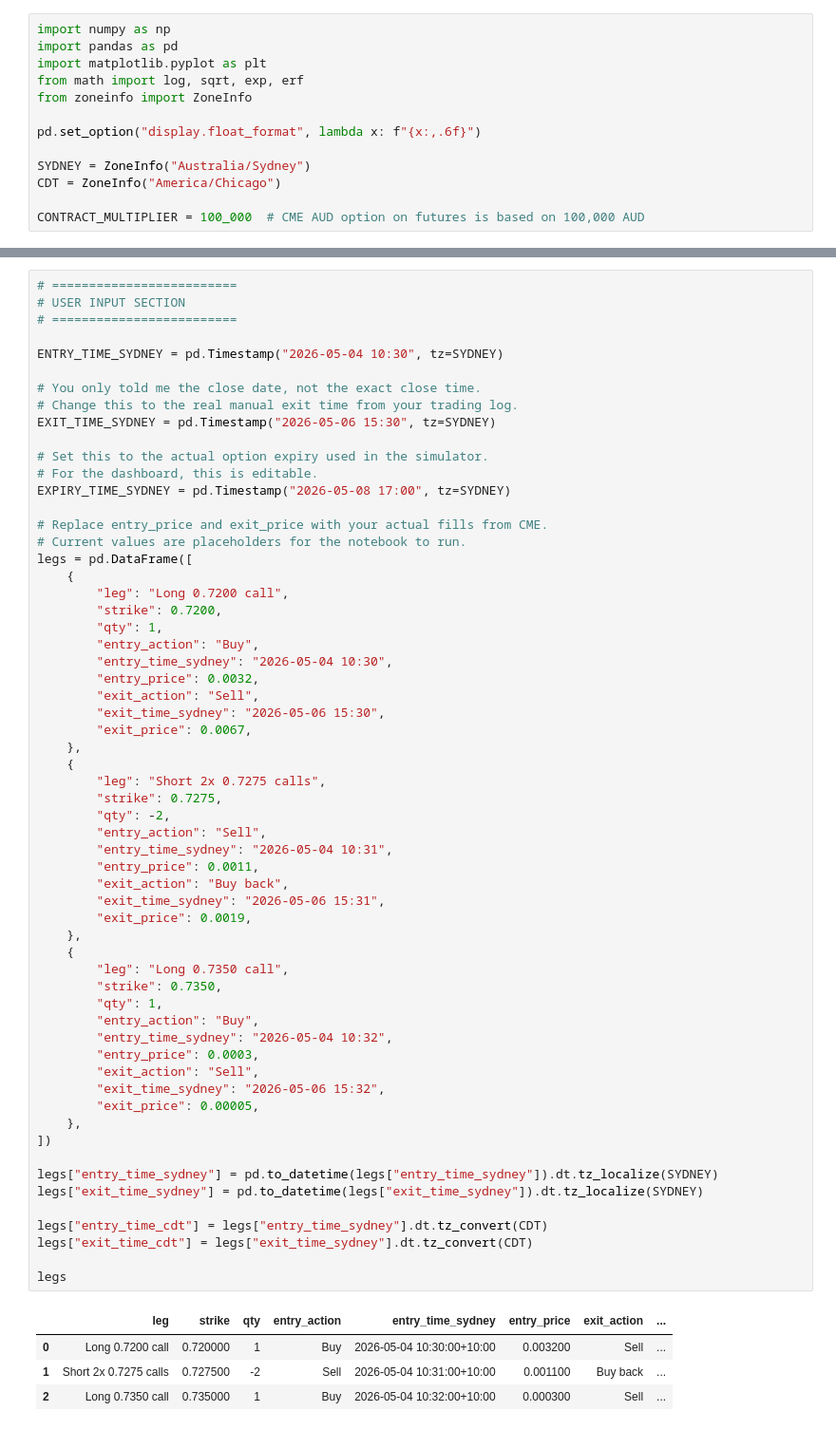
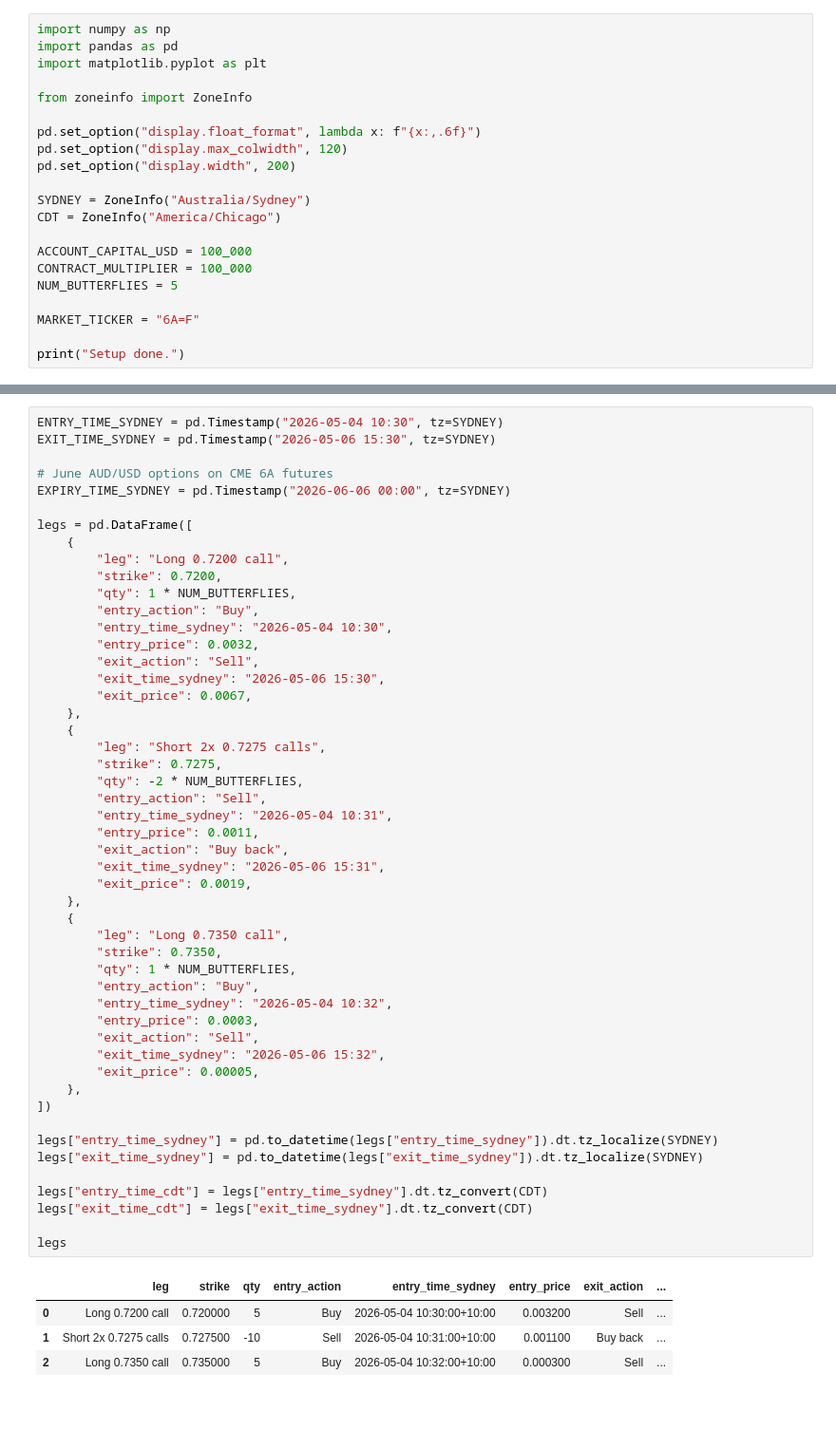
Before and after one commit to marwanferreira/macro-derivatives-lab, a Jupyter notebook: notebooks/test.ipynb, the cells around one changed output, grey strips where cells are left out. Shown at 95% size. Cells and saved outputs as stored; diff of their text form.

```diff
--- a/notebooks/test.ipynb
+++ b/notebooks/test.ipynb
@@ -2,12 +2,20 @@
 import numpy as np
 import pandas as pd
 import matplotlib.pyplot as plt
-from math import log, sqrt, exp, erf
+
 from zoneinfo import ZoneInfo
 
 pd.set_option("display.float_format", lambda x: f"{x:,.6f}")
+pd.set_option("display.max_colwidth", 120)
+pd.set_option("display.width", 200)
 
 SYDNEY = ZoneInfo("Australia/Sydney")
 CDT = ZoneInfo("America/Chicago")
 
-CONTRACT_MULTIPLIER = 100_000  # CME AUD option on futures is based on 100,000 AUD
+ACCOUNT_CAPITAL_USD = 100_000
+CONTRACT_MULTIPLIER = 100_000
+NUM_BUTTERFLIES = 5
+
+MARKET_TICKER = "6A=F"
+
+print("Setup done.")
@@ -14,25 +24,15 @@ CONTRACT_MULTIPLIER = 100_000  # CME AUD option on futures is based on 100,000 A
 # %%
-# =========================
-# USER INPUT SECTION
-# =========================
-
 ENTRY_TIME_SYDNEY = pd.Timestamp("2026-05-04 10:30", tz=SYDNEY)
-
-# You only told me the close date, not the exact close time.
-# Change this to the real manual exit time from your trading log.
 EXIT_TIME_SYDNEY = pd.Timestamp("2026-05-06 15:30", tz=SYDNEY)
 
-# Set this to the actual option expiry used in the simulator.
-# For the dashboard, this is editable.
-EXPIRY_TIME_SYDNEY = pd.Timestamp("2026-05-08 17:00", tz=SYDNEY)
+# June AUD/USD options on CME 6A futures
+EXPIRY_TIME_SYDNEY = pd.Timestamp("2026-06-06 00:00", tz=SYDNEY)
 
-# Replace entry_price and exit_price with your actual fills from CME.
-# Current values are placeholders for the notebook to run.
 legs = pd.DataFrame([
     {
         "leg": "Long 0.7200 call",
         "strike": 0.7200,
-        "qty": 1,
+        "qty": 1 * NUM_BUTTERFLIES,
         "entry_action": "Buy",
         "entry_time_sydney": "2026-05-04 10:30",
         "entry_price": 0.0032,
@@ -43,37 +43,37 @@ legs = pd.DataFrame([
     {
         "leg": "Short 2x 0.7275 calls",
         "strike": 0.7275,
-        "qty": -2,
+        "qty": -2 * NUM_BUTTERFLIES,
         "entry_action": "Sell",
         "entry_time_sydney": "2026-05-04 10:31",
         "entry_price": 0.0011,
         "exit_action": "Buy back",
         "exit_time_sydney": "2026-05-06 15:31",
         "exit_price": 0.0019,
     },
     {
         "leg": "Long 0.7350 call",
         "strike": 0.7350,
-        "qty": 1,
+        "qty": 1 * NUM_BUTTERFLIES,
         "entry_action": "Buy",
         "entry_time_sydney": "2026-05-04 10:32",
         "entry_price": 0.0003,
         "exit_action": "Sell",
         "exit_time_sydney": "2026-05-06 15:32",
         "exit_price": 0.00005,
     },
 ])
 
 legs["entry_time_sydney"] = pd.to_datetime(legs["entry_time_sydney"]).dt.tz_localize(SYDNEY)
 legs["exit_time_sydney"] = pd.to_datetime(legs["exit_time_sydney"]).dt.tz_localize(SYDNEY)
 
 legs["entry_time_cdt"] = legs["entry_time_sydney"].dt.tz_convert(CDT)
 legs["exit_time_cdt"] = legs["exit_time_sydney"].dt.tz_convert(CDT)
 
 legs
 # %% [output]
 |  | leg | strike | qty | entry_action | entry_time_sydney | entry_price | exit_action | ... |
-| 0 | Long 0.7200 call | 0.720000 | 1 | Buy | 2026-05-04 10:30:00+10:00 | 0.003200 | Sell | ... |
-| 1 | Short 2x 0.7275 calls | 0.727500 | -2 | Sell | 2026-05-04 10:31:00+10:00 | 0.001100 | Buy back | ... |
-| 2 | Long 0.7350 call | 0.735000 | 1 | Buy | 2026-05-04 10:32:00+10:00 | 0.000300 | Sell | ... |
+| 0 | Long 0.7200 call | 0.720000 | 5 | Buy | 2026-05-04 10:30:00+10:00 | 0.003200 | Sell | ... |
+| 1 | Short 2x 0.7275 calls | 0.727500 | -10 | Sell | 2026-05-04 10:31:00+10:00 | 0.001100 | Buy back | ... |
+| 2 | Long 0.7350 call | 0.735000 | 5 | Buy | 2026-05-04 10:32:00+10:00 | 0.000300 | Sell | ... |
 # %%
```
Also changed, not shown: parts of 10 cells of this notebook, 8 other files.
